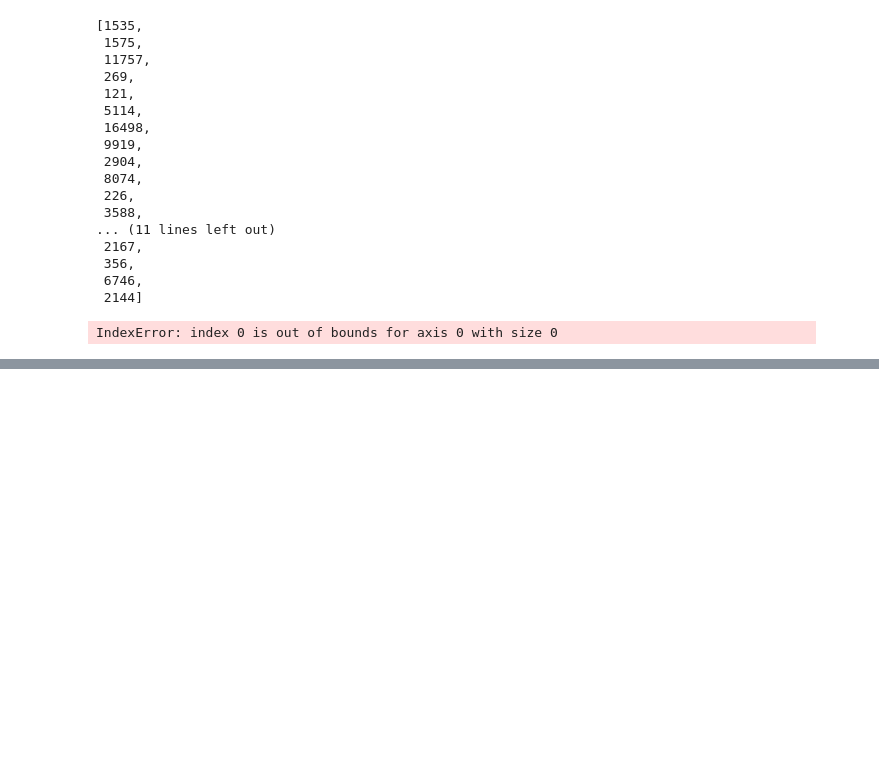
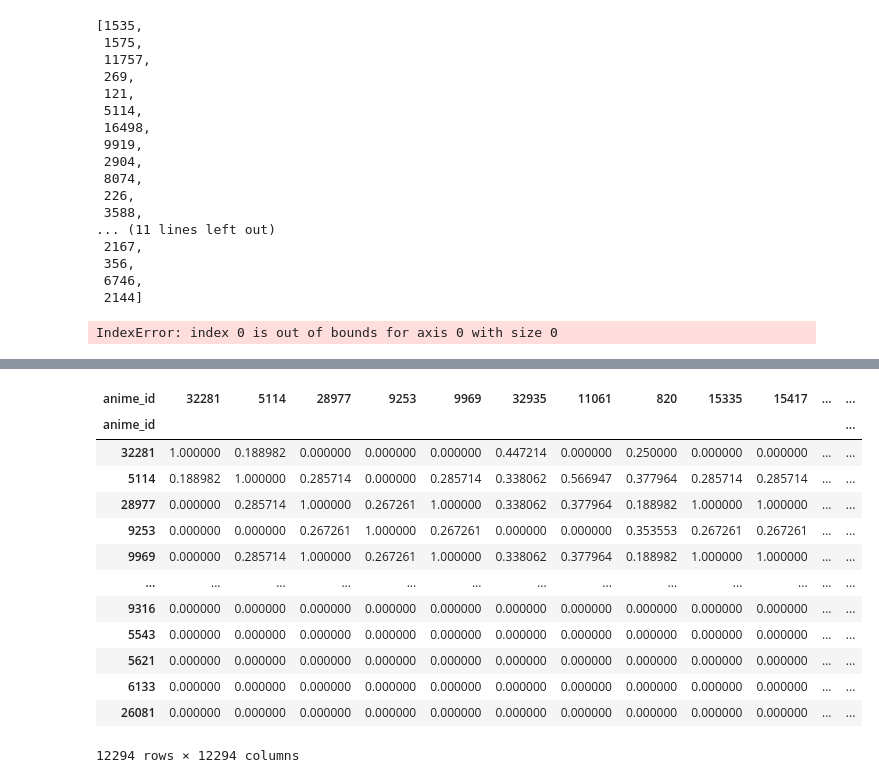
Before and after one commit to c-d3vil/AnimeRecomWebApp, a Jupyter notebook: model/model.ipynb, the cells around one changed output, grey strips where cells are left out. Cells and saved outputs as stored; diff of their text form; code cells hidden in the pictures; blank space fills up the shorter version.

Commit message:
Made another model using genre based cosine similarity

```diff
--- a/model/model.ipynb
+++ b/model/model.ipynb
@@ -163,3 +163,9 @@ get_recommendation(20)
 get_recommendation(1735)
 # %% [output]
 IndexError: index 0 is out of bounds for axis 0 with size 0
+# %%
+anime['genre'] = anime['genre'].apply(lambda x: str(x).split(", "))
+genre_encoded_df = anime['genre'].str.join('|').str.get_dummies()
+
+anime_encoded = pd.concat([anime, genre_encoded_df], axis=1)
+anime_encoded
@@ -165,0 +186,23 @@ IndexError: index 0 is out of bounds for axis 0 with size 0
+# %%
+from sklearn.metrics.pairwise import cosine_similarity
+
+
+genre_similarity_scores = cosine_similarity(genre_encoded_df)
+genre_similarity_scores_df = pd.DataFrame(genre_similarity_scores, index=anime['anime_id'], columns=anime['anime_id'])
+genre_similarity_scores_df.to_parquet('genre_similarity_scores_df.parquet')
+genre_similarity_scores_df
+# %% [output]
+| anime_id | 32281 | 5114 | 28977 | 9253 | 9969 | 32935 | 11061 | 820 | 15335 | 15417 | ... | ... |
+| anime_id |  |  |  |  |  |  |  |  |  |  |  | ... |
+| 32281 | 1.000000 | 0.188982 | 0.000000 | 0.000000 | 0.000000 | 0.447214 | 0.000000 | 0.250000 | 0.000000 | 0.000000 | ... | ... |
+| 5114 | 0.188982 | 1.000000 | 0.285714 | 0.000000 | 0.285714 | 0.338062 | 0.566947 | 0.377964 | 0.285714 | 0.285714 | ... | ... |
+| 28977 | 0.000000 | 0.285714 | 1.000000 | 0.267261 | 1.000000 | 0.338062 | 0.377964 | 0.188982 | 1.000000 | 1.000000 | ... | ... |
+| 9253 | 0.000000 | 0.000000 | 0.267261 | 1.000000 | 0.267261 | 0.000000 | 0.000000 | 0.353553 | 0.267261 | 0.267261 | ... | ... |
+| 9969 | 0.000000 | 0.285714 | 1.000000 | 0.267261 | 1.000000 | 0.338062 | 0.377964 | 0.188982 | 1.000000 | 1.000000 | ... | ... |
+| ... | ... | ... | ... | ... | ... | ... | ... | ... | ... | ... | ... | ... |
+| 9316 | 0.000000 | 0.000000 | 0.000000 | 0.000000 | 0.000000 | 0.000000 | 0.000000 | 0.000000 | 0.000000 | 0.000000 | ... | ... |
+| 5543 | 0.000000 | 0.000000 | 0.000000 | 0.000000 | 0.000000 | 0.000000 | 0.000000 | 0.000000 | 0.000000 | 0.000000 | ... | ... |
+| 5621 | 0.000000 | 0.000000 | 0.000000 | 0.000000 | 0.000000 | 0.000000 | 0.000000 | 0.000000 | 0.000000 | 0.000000 | ... | ... |
+| 6133 | 0.000000 | 0.000000 | 0.000000 | 0.000000 | 0.000000 | 0.000000 | 0.000000 | 0.000000 | 0.000000 | 0.000000 | ... | ... |
+| 26081 | 0.000000 | 0.000000 | 0.000000 | 0.000000 | 0.000000 | 0.000000 | 0.000000 | 0.000000 | 0.000000 | 0.000000 | ... | ... |
+12294 rows × 12294 columns
```
Also changed, not shown: parts of 3 cells of this notebook, 1 other file.
